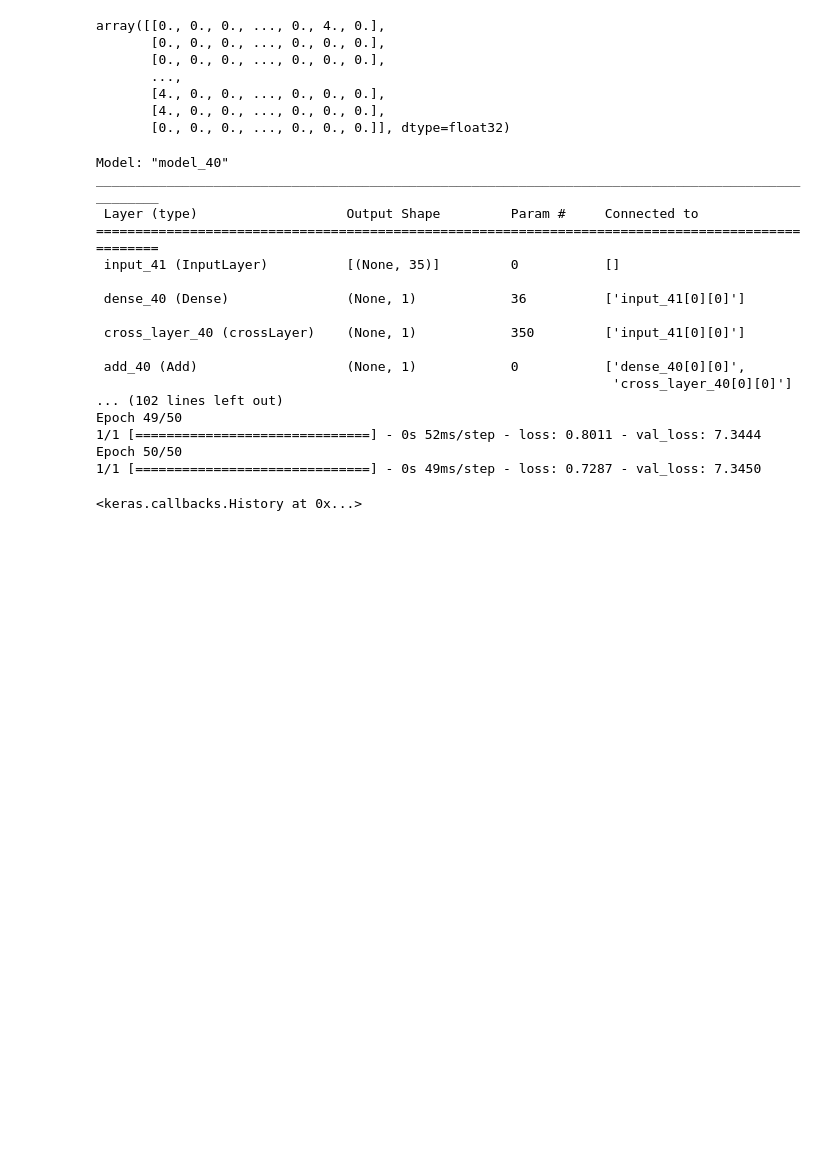
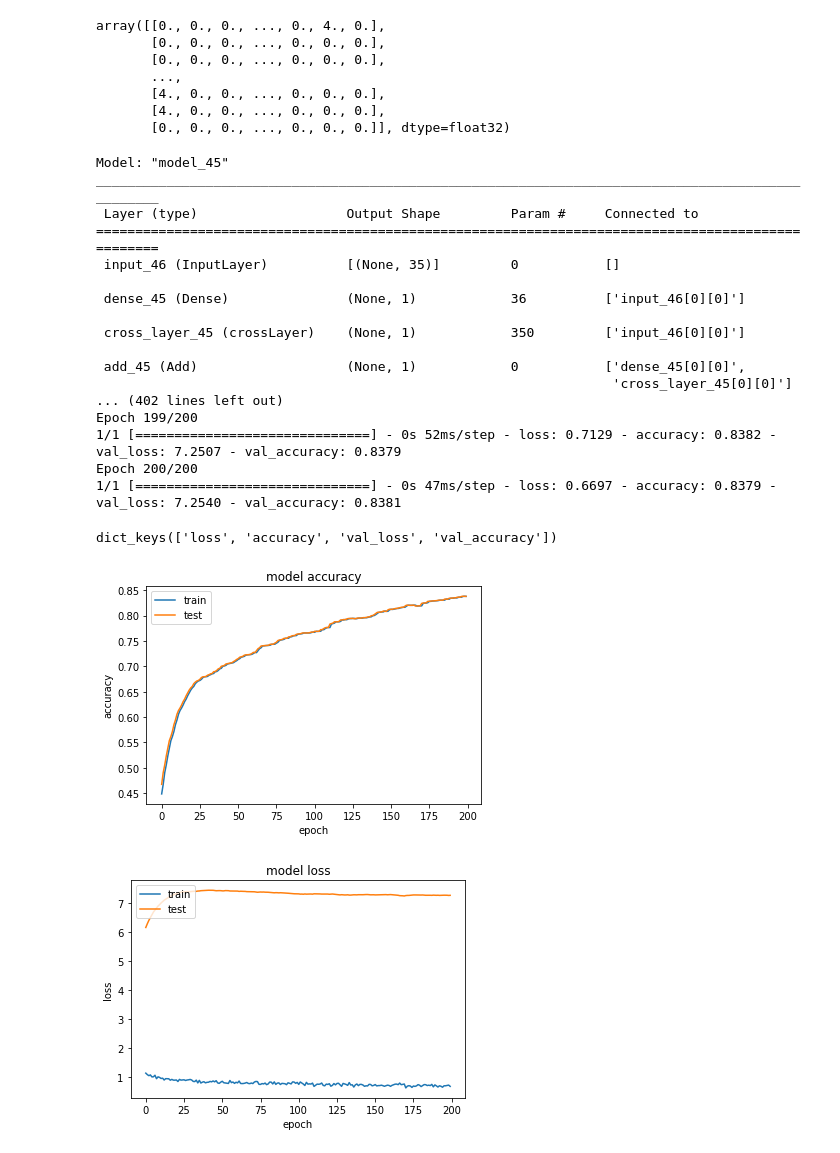
Before and after one commit to Recommendation-System-Project/Recommendation-system, a Jupyter notebook: DR_coat.ipynb, the cells around one changed output. Cells and saved outputs as stored; diff of their text form; code cells hidden in the pictures; blank space fills up the shorter version.

```diff
--- a/DR_coat.ipynb
+++ b/DR_coat.ipynb
@@ -234,7 +234,7 @@ def FM(feature_dim, e, p, O_mask):
       return loss
 
     model.compile(loss=my_loss_fn(predicted_e = e, propensities = p, mask = O_mask),
-                  optimizer=optimizers.SGD())
+                  optimizer=optimizers.SGD(), metrics=['accuracy'])
 
 
     return model
@@ -262,25 +262,47 @@ y_trn = ratings.flatten()
 model = FM(x_trn.shape[1], predicted_e.astype(np.float32), propensities, O_mask.astype(np.float32))
 
 # 训练模型
-model.fit(x_trn, y_trn, epochs=50, batch_size=87000, validation_data=(x_trn, y_trn))
+history = model.fit(x_trn, y_trn, epochs=200, batch_size=87000, validation_data=(x_trn, y_trn))
 # model.fit(x_trn, y_trn, epochs=50, batch_size=x_trn.shape[0], validation_data=(x_trn, y_trn))
 # %% [output]
-Model: "model_40"
+Model: "model_45"
 __________________________________________________________________________________________________
  Layer (type)                   Output Shape         Param #     Connected to
 ==================================================================================================
- input_41 (InputLayer)          [(None, 35)]         0           []
+ input_46 (InputLayer)          [(None, 35)]         0           []
 
- dense_40 (Dense)               (None, 1)            36          ['input_41[0][0]']
+ dense_45 (Dense)               (None, 1)            36          ['input_46[0][0]']
 
- cross_layer_40 (crossLayer)    (None, 1)            350         ['input_41[0][0]']
+ cross_layer_45 (crossLayer)    (None, 1)            350         ['input_46[0][0]']
 
- add_40 (Add)                   (None, 1)            0           ['dense_40[0][0]',
-                                                                  'cross_layer_40[0][0]']
-... (102 lines left out)
-Epoch 49/50
-1/1 [==============================] - 0s 52ms/step - loss: 0.8011 - val_loss: 7.3444
-Epoch 50/50
-1/1 [==============================] - 0s 49ms/step - loss: 0.7287 - val_loss: 7.3450
+ add_45 (Add)                   (None, 1)            0           ['dense_45[0][0]',
+                                                                  'cross_layer_45[0][0]']
+... (402 lines left out)
+Epoch 199/200
+1/1 [==============================] - 0s 52ms/step - loss: 0.7129 - accuracy: 0.8382 - val_loss: 7.2507 - val_accuracy: 0.8379
+Epoch 200/200
+1/1 [==============================] - 0s 47ms/step - loss: 0.6697 - accuracy: 0.8379 - val_loss: 7.2540 - val_accuracy: 0.8381
-<keras.callbacks.History at 0x...>
+# %%
+# list all data in history
+print(history.history.keys())
+# summarize history for accuracy
+plt.plot(history.history['accuracy'])
+plt.plot(history.history['val_accuracy'])
+plt.title('model accuracy')
+plt.ylabel('accuracy')
+plt.xlabel('epoch')
+plt.legend(['train', 'test'], loc='upper left')
+plt.show()
+# summarize history for loss
+plt.plot(history.history['loss'])
+plt.plot(history.history['val_loss'])
+plt.title('model loss')
+plt.ylabel('loss')
+plt.xlabel('epoch')
+plt.legend(['train', 'test'], loc='upper left')
+plt.show()
+# %% [output]
+dict_keys(['loss', 'accuracy', 'val_loss', 'val_accuracy'])
+[figure, added]
+[figure, added]
 # %%
```
Also changed, not shown: parts of 2 cells of this notebook.
